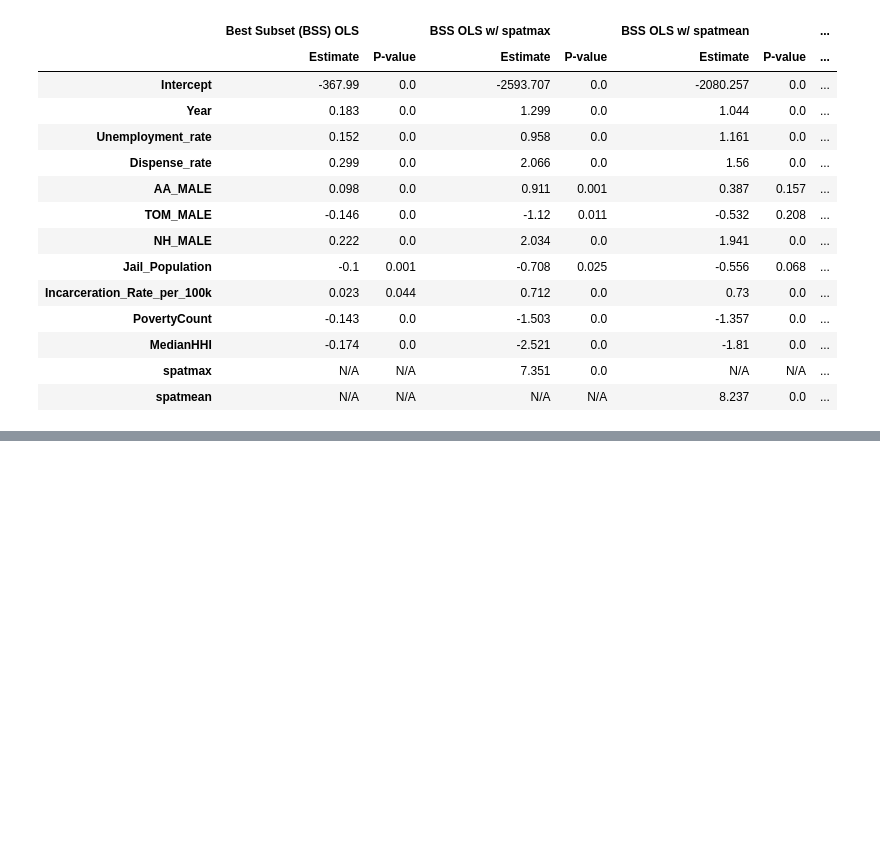
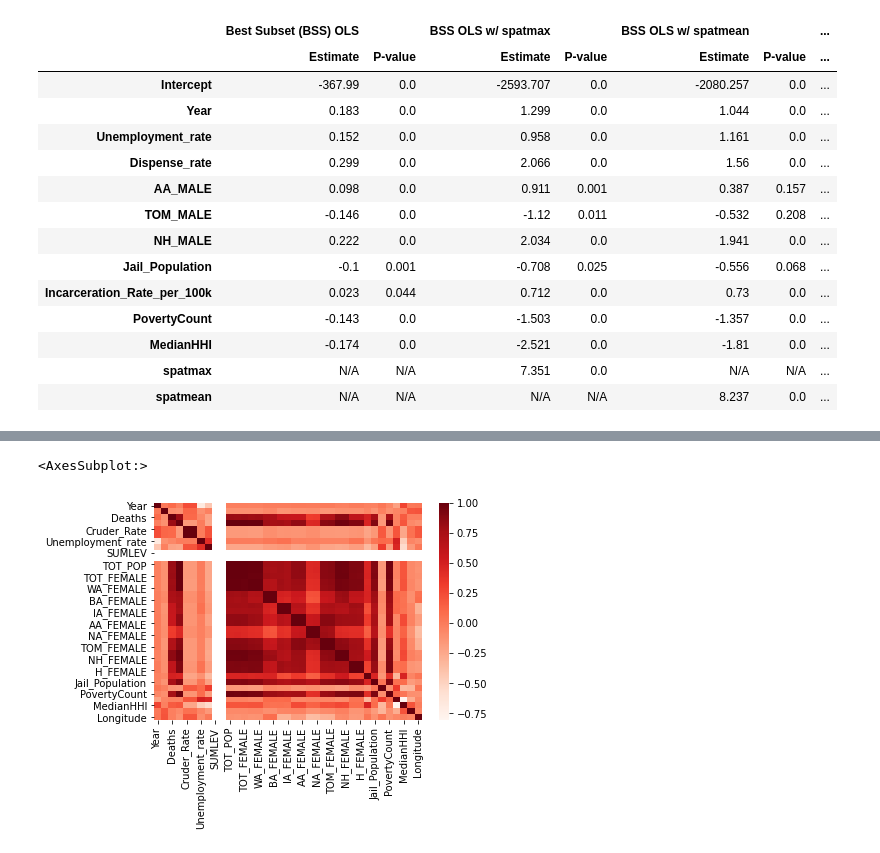
Before and after one commit to rhiannz/drugs, a Jupyter notebook: Reproducible/06_initial_modeling.ipynb, the cells around one changed output, grey strips where cells are left out. Saved outputs shown, nothing was run; the diff lists cells and outputs as text; code cells hidden in the pictures; blank space fills up the shorter version.

```diff
--- a/Analysis/Modeling/Modeling_Capstone_Assignment.ipynb
+++ b/Reproducible/06_initial_modeling.ipynb
@@ -815,0 +824,7 @@ As seen above there is still a lot that must be done in terms of fine tuning our
+# %%
+# read in data
+df = pd.read_csv('pca_data.csv')
+df = df[(df['Year'] >= 2011) & (df['Year'] <= 2019)]
+X = df.drop(['Cruder_Rate', 'Crude_Rate', 'geometry', 'FIPS', 'State', 'County', 'Latitude', 'Longitude', 'Urbanicity', 'Jail_Population', 'Incarceration_Rate_per_100k', 'Dispense_rate'], axis = 1)
+y = df['Cruder_Rate']
+df.isnull().sum()
@@ -815,0 +849,5 @@ As seen above there is still a lot that must be done in terms of fine tuning our
+# %%
+sns.heatmap(df.corr(), cmap = "Reds")
+# %% [output]
+<AxesSubplot:>
+[figure, added]
```
Also changed, not shown: parts of 21 cells of this notebook.
